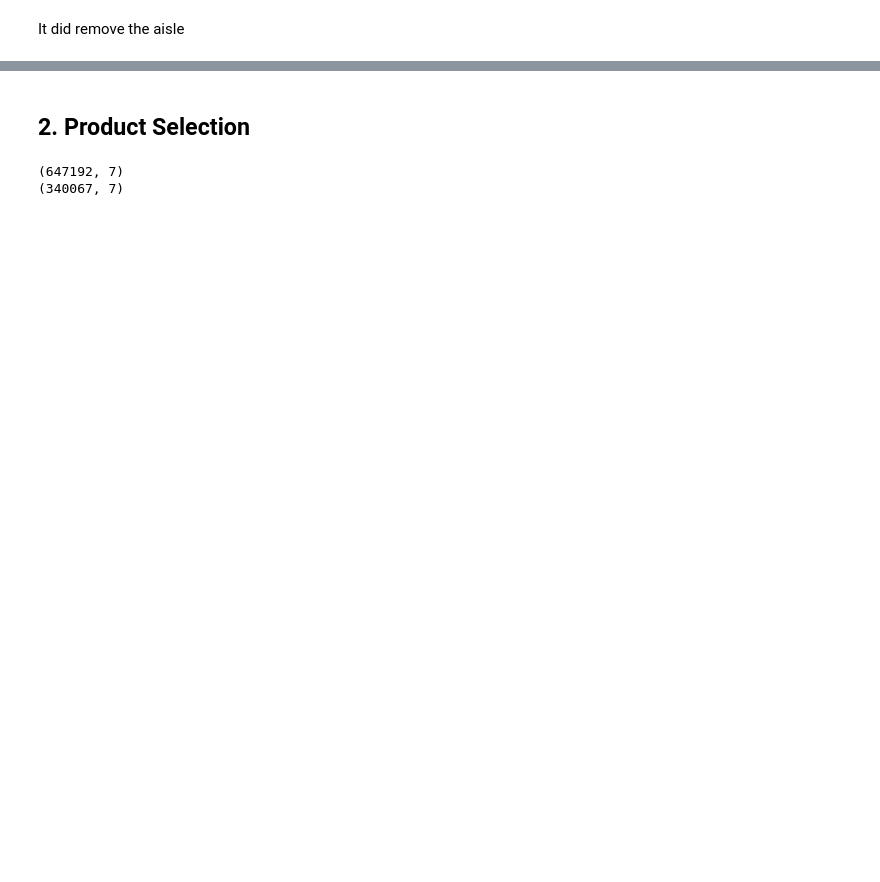
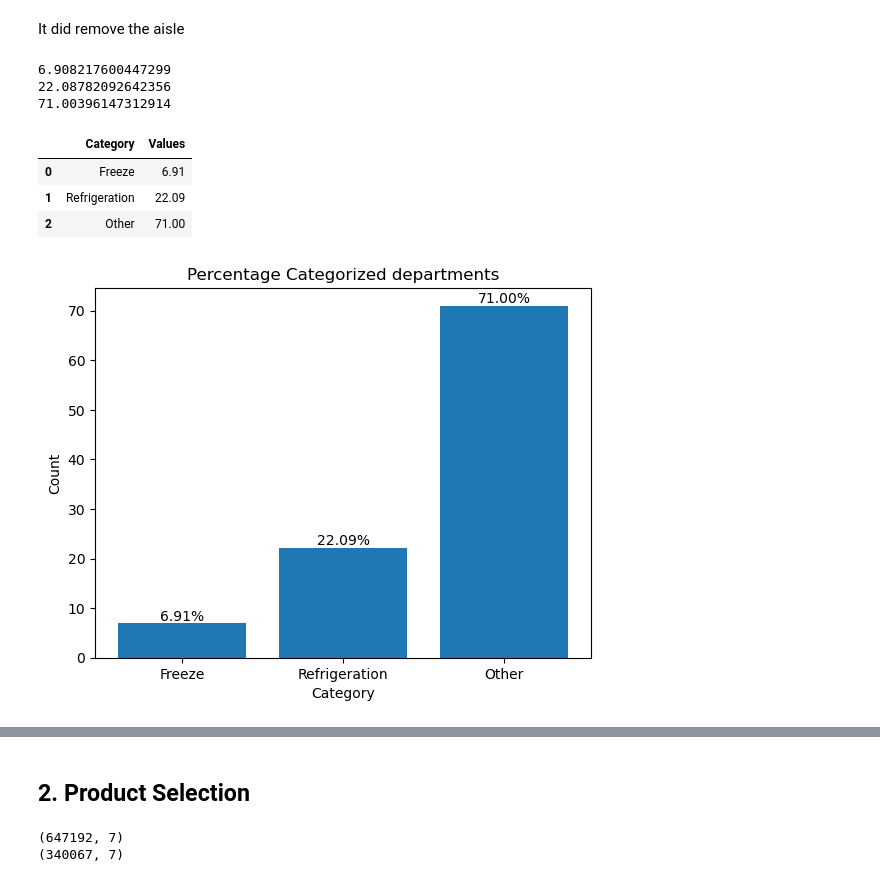
Before and after one commit to m7mdE/MMA-Datathon-Supermarket-Analysis, a Jupyter notebook: Datathon.ipynb, the cells around one changed output, grey strips where cells are left out. Drawn from its saved outputs; the diff is of its cells as text; code cells hidden in the pictures; blank space fills up the shorter version.

```diff
--- a/Datathon.ipynb
+++ b/Datathon.ipynb
@@ -186,3 +212,7 @@ freezer_df
 | 987210 | 99996 | 9434 | Bag of Large Lemons | 34 | frozen meat seafood | 1 | frozen |
 | 987215 | 99996 | 32691 | Vanilla Ice Cream | 37 | ice cream ice | 1 | frozen |
 68202 rows × 7 columns
+# %%
+# calculating the percentage of products which are frozen
+freezer_percent = freezer_df.shape[0]/df.shape[0]*100
+print(f"{freezer_percent:.2f}% only are being sold at frozen department")
@@ -204,3 +236,7 @@ fridge_df
 | 987253 | 100000 | 30489 | Original Hummus | 67 | fresh dips tapenades | 20 | deli |
 | 987254 | 100000 | 30169 | Total 2% All Natural Plain Greek ... | 120 | yogurt | 16 | dairy eggs |
 218064 rows × 7 columns
+# %%
+# calculating the percentage of products which are frozen
+fridge_percent = fridge_df.shape[0]/df.shape[0]*100
+print(f"{fridge_percent:.2f}% only are being sold at fridge department")
@@ -223,3 +261,7 @@ filtered_df
 | 987257 | 100000 | 37107 | Ground Cumin | 104 | spices seasonings | 13 | pantry |
 | 987258 | 100000 | 31506 | Extra Virgin Olive Oil | 19 | oils vinegars | 13 | pantry |
 700993 rows × 7 columns
+# %%
+# calculating the percentage of products which are fridge
+other_percent = filtered_df.shape[0]/df.shape[0]*100
+print(f"{other_percent:.2f}% are being sold at other departments")
@@ -239,2 +312,33 @@ array(['produce', 'canned goods', 'pantry', 'bakery', 'personal care',
 # %% [markdown]
 It did remove the aisle
+# %%
+print(freezer_percent)
+print(fridge_percent)
+print(other_percent)
+# %% [output]
+6.908217600447299
+22.08782092642356
+71.00396147312914
+# %%
+Category = ['Freeze', 'Refrigeration', 'Other']
+Values = [round(freezer_percent,2), round(fridge_percent,2), round(other_percent,2)]
+
+Data = pd.DataFrame({'Category': Category, 'Values': Values})
+Data
+# %% [output]
+|  | Category | Values |
+| 0 | Freeze | 6.91 |
+| 1 | Refrigeration | 22.09 |
+| 2 | Other | 71.00 |
+# %%
+plt.figure()
+plt.bar(Data.Category, Data.Values)
+# Add labels to the bars
+for i, value in enumerate(Values):
+    plt.text(i, value, f'{value:.2f}%', ha='center', va='bottom')
+plt.title('Percentage Categorized departments') # title
+plt.xlabel('Category') # labeling x-axis
+plt.ylabel('Count') # labeling y-axis
+plt.show()
+# %% [output]
+[figure, added]
```
Also changed, not shown: parts of 27 cells of this notebook.
